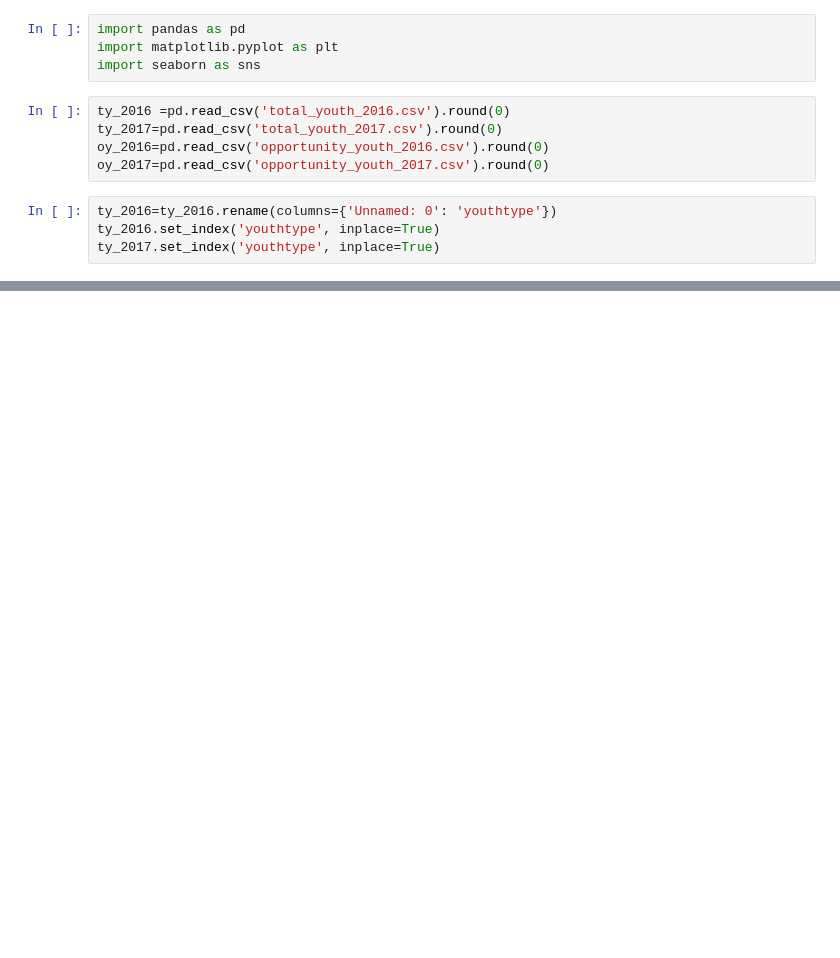
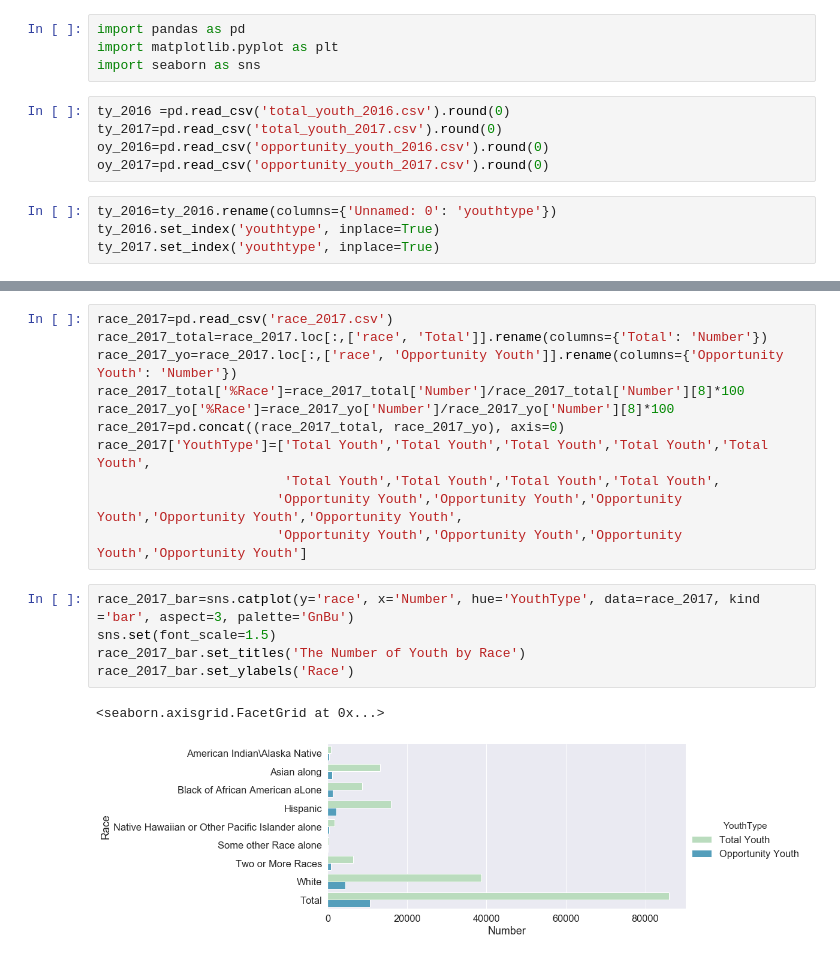
Before and after one commit to hmdev649/dsc-mod-1-project-seattle-ds, a Jupyter notebook: notebooks/exploratory/Visualization.ipynb, the cells around one changed output, grey strips where cells are left out. Saved outputs shown, nothing was run; the diff lists cells and outputs as text; blank space fills up the shorter version.

```diff
--- a/notebooks/exploratory/Visualization.ipynb
+++ b/notebooks/exploratory/Visualization.ipynb
@@ -87,0 +75,19 @@ main_2017
+# %%
+race_2017=pd.read_csv('race_2017.csv')
+race_2017_total=race_2017.loc[:,['race', 'Total']].rename(columns={'Total': 'Number'})
+race_2017_yo=race_2017.loc[:,['race', 'Opportunity Youth']].rename(columns={'Opportunity Youth': 'Number'})
+race_2017_total['%Race']=race_2017_total['Number']/race_2017_total['Number'][8]*100
+race_2017_yo['%Race']=race_2017_yo['Number']/race_2017_yo['Number'][8]*100
+race_2017=pd.concat((race_2017_total, race_2017_yo), axis=0)
+race_2017['YouthType']=['Total Youth','Total Youth','Total Youth','Total Youth','Total Youth',
+                        'Total Youth','Total Youth','Total Youth','Total Youth',
+                       'Opportunity Youth','Opportunity Youth','Opportunity Youth','Opportunity Youth','Opportunity Youth',
+                       'Opportunity Youth','Opportunity Youth','Opportunity Youth','Opportunity Youth']
+# %%
+race_2017_bar=sns.catplot(y='race', x='Number', hue='YouthType', data=race_2017, kind ='bar', aspect=3, palette='GnBu')
+sns.set(font_scale=1.5)
+race_2017_bar.set_titles('The Number of Youth by Race')
+race_2017_bar.set_ylabels('Race')
+# %% [output]
+<seaborn.axisgrid.FacetGrid at 0x...>
+[figure, added]
```
Also changed, not shown: parts of 7 cells of this notebook, 6 other files.
